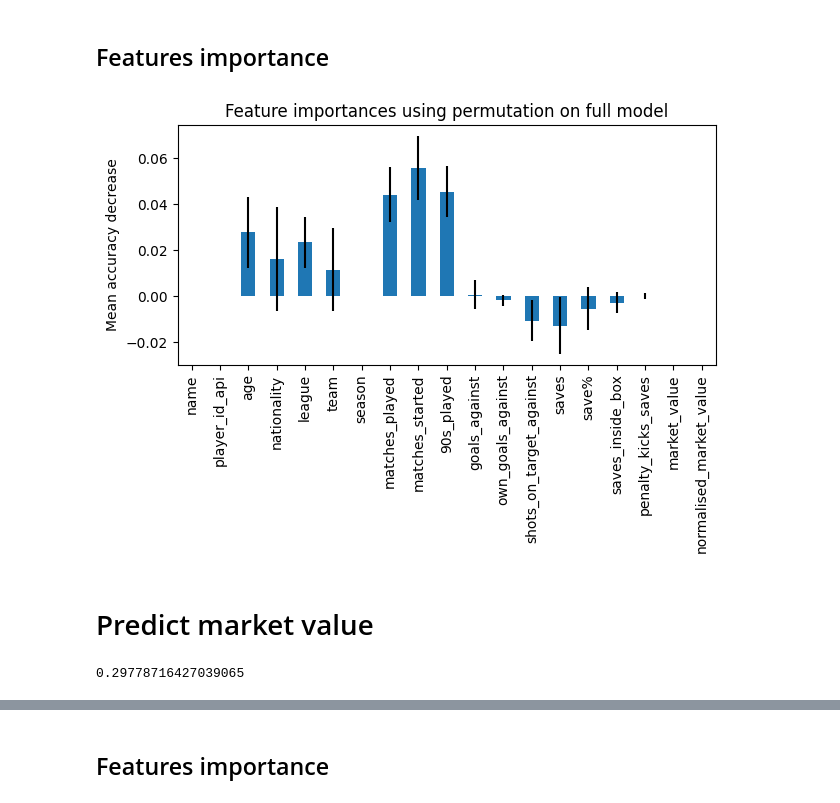
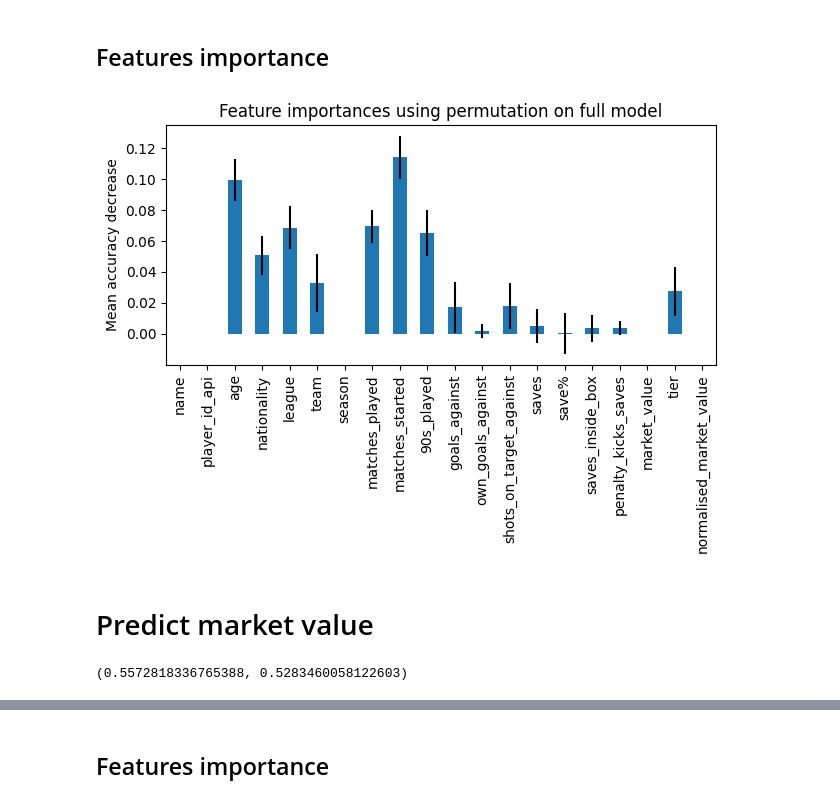
Before and after one commit to GolAITech/models, a Jupyter notebook: notebooks/goalkeeper_model.ipynb, the cells around one changed output, grey strips where cells are left out. Saved outputs shown, nothing was run; the diff lists cells and outputs as text; code cells hidden in the pictures.

```diff
--- a/notebooks/goalkeeper_model.ipynb
+++ b/notebooks/goalkeeper_model.ipynb
@@ -117,9 +119,11 @@ goalkeepers_selected_vars = goalkeepers_selected_vars[order + list(set(goalkeepe
+# %%
+players_selected_vars = pd.merge(players_selected_vars, TEAM_TIERS, left_on="team", right_index=True)
 # %%
-mvs = goalkeepers_selected_vars["market_value"].values
+mvs = players_selected_vars["market_value"].values
 mvs = np.expand_dims(mvs, axis=1)
 mvs = normalize(mvs, norm="max", axis=0)
 mvs = np.squeeze(mvs)
-goalkeepers_selected_vars["normalised_market_value"] = mvs
+players_selected_vars["normalised_market_value"] = mvs
 # %%
 from sklearn.compose import ColumnTransformer
 from sklearn.dummy import DummyClassifier
@@ -159,6 +163,7 @@ categorical_features = [
     "nationality",
     "league",
     "team",
+    "tier",
 ]
 categorical_transformer = Pipeline(
     steps=[
@@ -186,8 +191,8 @@ bins = [
     0.5,
     1.0
 ]
-y = np.digitize(goalkeepers_selected_vars["normalised_market_value"], bins)
-X = goalkeepers_selected_vars
+y = np.digitize(players_selected_vars["normalised_market_value"], bins)
+X = players_selected_vars
 # %%
 X_train, X_test, y_train, y_test = train_test_split(X, y, test_size=0.2, random_state=42)
 # %%
@@ -246,18 +251,18 @@ Increase the number of iterations (max_iter) or scale the data as shown in:
 ## Features importance
 # %%
 result = permutation_importance(
-    clf, X_test, y_test, n_repeats=10, random_state=42, n_jobs=2
+    mlp, X_test, y_test, n_repeats=10, random_state=42, n_jobs=2
 )
 
 forest_importances = pd.Series(result.importances_mean, index=X_test.columns)
 
 fig, ax = plt.subplots()
 forest_importances.plot.bar(yerr=result.importances_std, ax=ax)
 ax.set_title("Feature importances using permutation on full model")
 ax.set_ylabel("Mean accuracy decrease")
 fig.tight_layout()
 plt.show()
 # %% [output]
-[figure, old version]
+[figure, new version]
 # %% [markdown]
 # Predict market value
@@ -275,6 +287,6 @@ regression = Pipeline(
 )
 regression.fit(X_train, y_train)
 
-regression.score(X_test, y_test)
+regression.score(X_test, y_test), r2_adj(regression, X_test, y_test)
 # %% [output]
-0.29778716427039065
+(0.5572818336765388, 0.5283460058122603)
```
Also changed, not shown: parts of 19 cells of this notebook, 5 other files.
